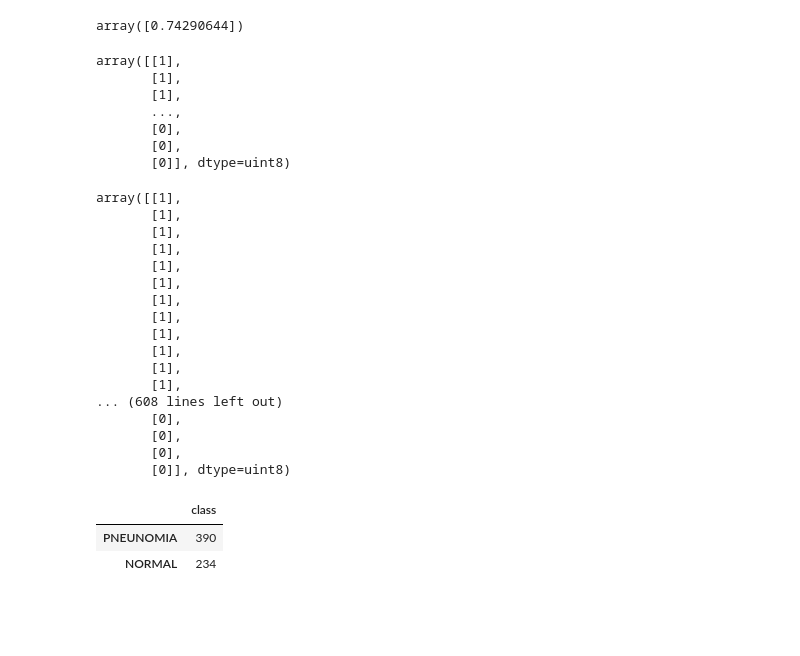
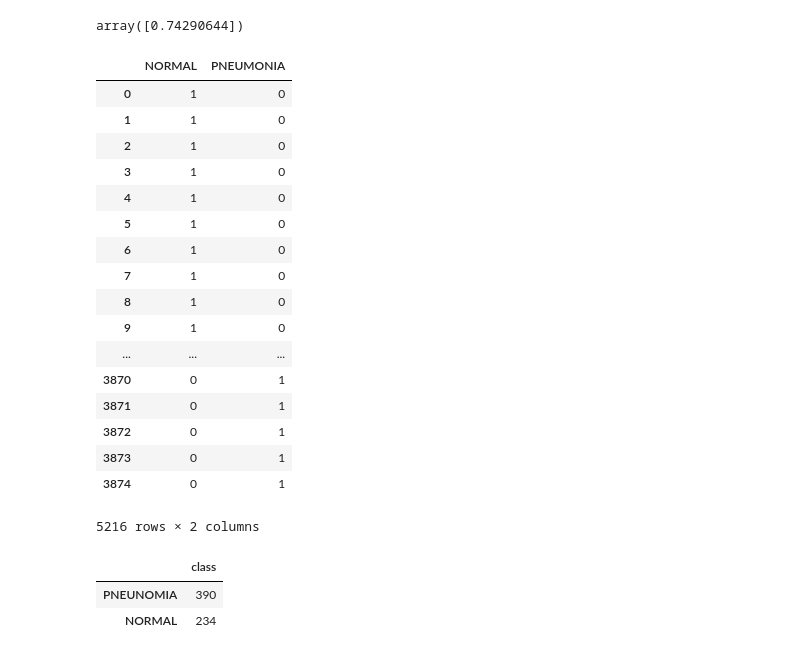
Before and after one commit to liu3xing3long/chest-xray, a Jupyter notebook: analisis/analisis.ipynb, the cells around one changed output. Cells and saved outputs as stored; diff of their text form; code cells hidden in the pictures; blank space fills up the shorter version.

```diff
--- a/analisis/analisis.ipynb
+++ b/analisis/analisis.ipynb
@@ -52,36 +52,27 @@ pd.DataFrame(train_data['class'].value_counts())
 pd.DataFrame(train_data['class'].value_counts()).values[0]/train_data.shape[0]
 # %% [output]
 array([0.74290644])
-# %%
-np.array(np.transpose(np.matrix(pd.get_dummies(train_data['class']).values[:,0])))
-# %% [output]
-array([[1],
-       [1],
-       [1],
-       ...,
-       [0],
-       [0],
-       [0]], dtype=uint8)
-# %%
-np.array(np.transpose(np.matrix(pd.get_dummies(test_data['class']).values[:,0])))
-# %% [output]
-array([[1],
-       [1],
-       [1],
-       [1],
-       [1],
-       [1],
-       [1],
-       [1],
-       [1],
-       [1],
-       [1],
-       [1],
-... (608 lines left out)
-       [0],
-       [0],
-       [0],
-       [0]], dtype=uint8)
+# %%
+pd.get_dummies(train_data["class"])
+# %% [output]
+|  | NORMAL | PNEUMONIA |
+| 0 | 1 | 0 |
+| 1 | 1 | 0 |
+| 2 | 1 | 0 |
+| 3 | 1 | 0 |
+| 4 | 1 | 0 |
+| 5 | 1 | 0 |
+| 6 | 1 | 0 |
+| 7 | 1 | 0 |
+| 8 | 1 | 0 |
+| 9 | 1 | 0 |
+| ... | ... | ... |
+| 3870 | 0 | 1 |
+| 3871 | 0 | 1 |
+| 3872 | 0 | 1 |
+| 3873 | 0 | 1 |
+| 3874 | 0 | 1 |
+5216 rows × 2 columns
 # %%
 # test clases sizes
 pd.DataFrame(test_data['class'].value_counts())
```
